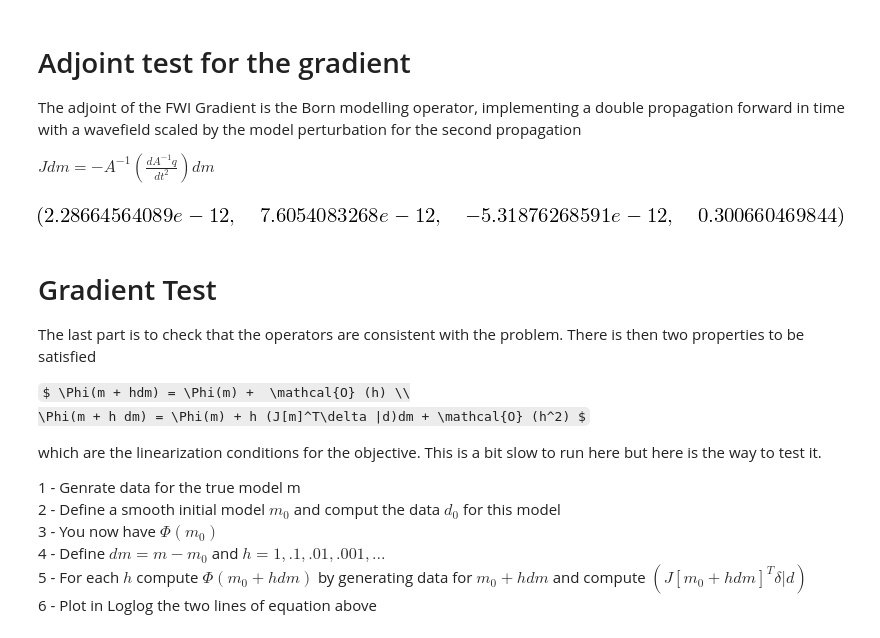
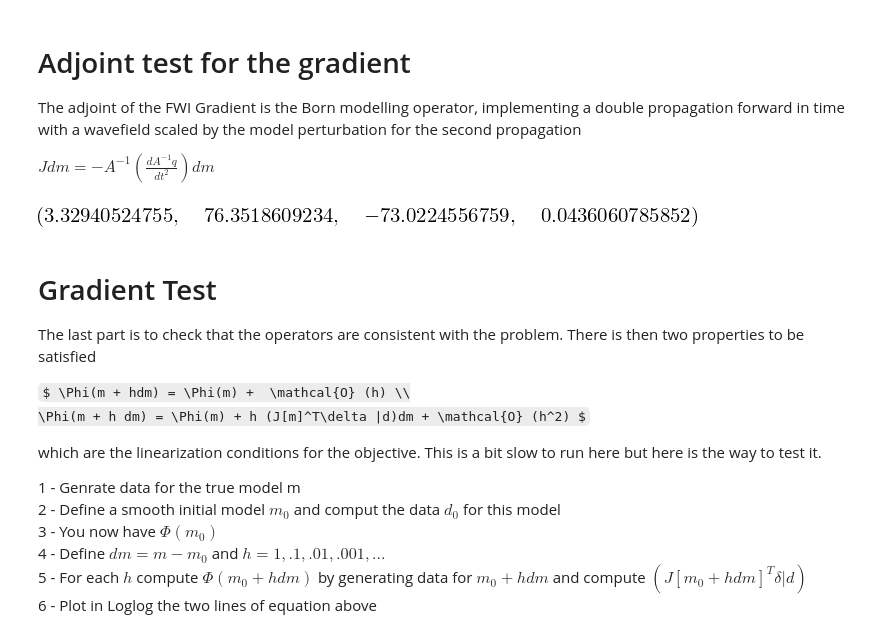
Before and after one commit to devitocodes/notebooks, a Jupyter notebook: AcousticFWI/Acoustic-wave-equation.ipynb, the cells around one changed output. Cells and saved outputs as stored; diff of their text form; code cells hidden in the pictures; some formulas as TeX source.

```diff
--- a/AcousticFWI/Acoustic-wave-equation.ipynb
+++ b/AcousticFWI/Acoustic-wave-equation.ipynb
@@ -225,7 +227,7 @@ def Born(nt,nx,ny,m,dm):
 # %% [markdown]
 # A Forward propagation example
 # %%
-(rec,u)=Forward(nt,nx,ny,sos)
+(rec,u)=Forward(nt,nx,ny,m)
 # %%
 
 fig = plt.figure()
@@ -349,22 +334,5 @@ The adjoint of the FWI Gradient is the Born modelling operator, implementing a d
 
  $ J dm = - A^{-1}(\frac{d A^{-1}q}{dt^2}) dm $
 # %%
-dm=m-m0
-(rec0,u0)=Forward(nt,nx,ny,m0)
-Im=Gradient(nt,nx,ny,m0,rec0,u0)
+Im=Gradient(nt,nx,ny,m0,rec,u0)
 du=Born(nt,nx,ny,m0,dm)
-# %%
-
-term1=0
-for ti in range(0,nt):
-    for b in range(1,ny-1):
-        term1=term1+(rec0[ti,b])*du[ti,b]
-
-term2=0
-for a in range(1,nx-1):
-    for b in range(1,ny-1):
-        term2=term2+dm[a,b]*Im[a,b]
-
-term1,term2,term1-term2,term1/term2
-# %% [output]
-[figure, removed]
@@ -371,3 +356,11 @@ term1,term2,term1-term2,term1/term2
+# %%
+
+term1=np.dot((rec).reshape(-1),du.reshape(-1))
+term2=np.dot(Im.reshape(-1),dm.reshape(-1))
+
+term1,term2,term1-term2,term1/term2
+# %% [output]
+[figure, added]
 # %% [markdown]
 # Gradient Test
 The last part is to check that the operators are consistent with the problem. There is then two properties to be satisfied
```
Also changed, not shown: parts of 16 cells of this notebook.
